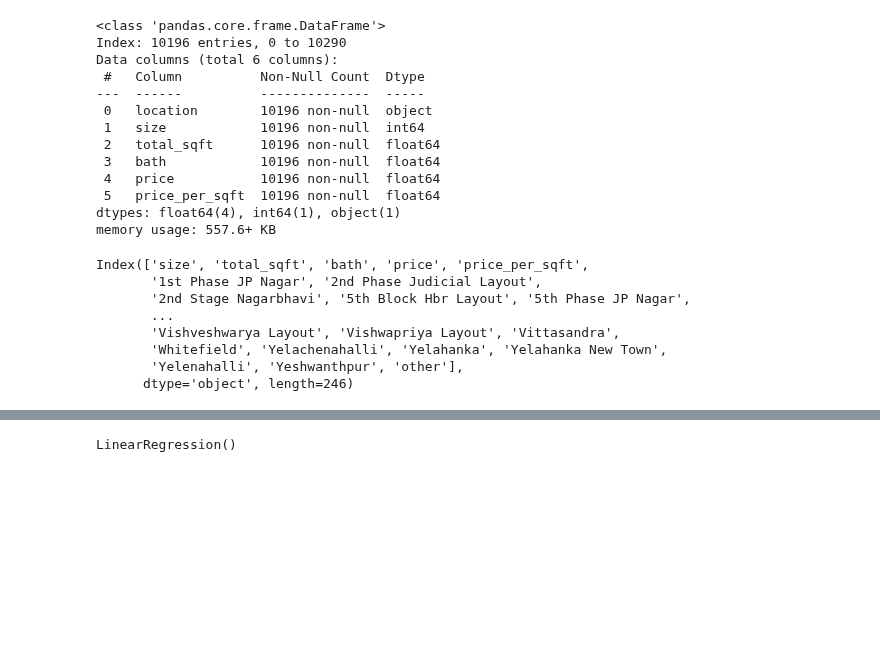
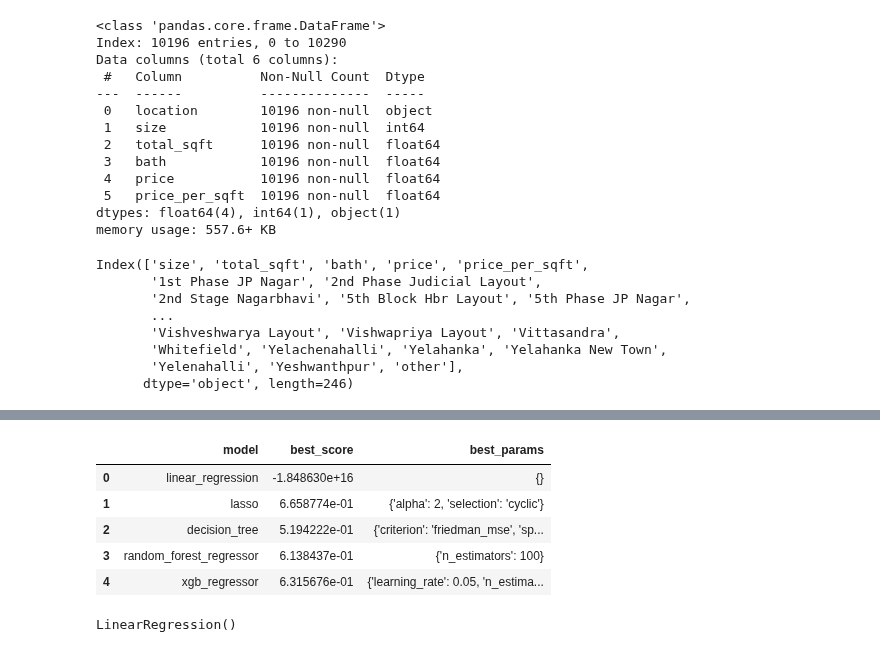
Before and after one commit to Anikeetgarg/ML-Practice-Repo, a Jupyter notebook: Bengluru_house_pred/Untitled.ipynb, the cells around one changed output, grey strips where cells are left out. Cells and saved outputs as stored; diff of their text form; code cells hidden in the pictures; blank space fills up the shorter version.

Commit message:
Used GridSearchCV for hyper parameter tuning and saved the model

```diff
--- a/Bengluru_house_pred/Untitled.ipynb
+++ b/Bengluru_house_pred/Untitled.ipynb
@@ -375,0 +346,29 @@ Parameters: { "n_est" } are not used.
+# %%
+import pandas as pd
+from sklearn.model_selection import GridSearchCV
+from sklearn.linear_model import LinearRegression, Lasso
+from sklearn.tree import DecisionTreeRegressor
+from sklearn.ensemble import RandomForestRegressor
+from xgboost import XGBRegressor
+
+# Define your algorithms and parameter grids
+algos = {
+    'linear_regression': {'model': LinearRegression(), 'params': {}},
+    'lasso': {'model': Lasso(), 'params': {'alpha': [1, 2], 'selection': ['cyclic', 'random']}},
+    'decision_tree': {'model': DecisionTreeRegressor(), 'params': {'criterion': ['mse', 'friedman_mse'], 'splitter': ['best', 'random']}},
+    'random_forest_regressor': {'model': RandomForestRegressor(), 'params': {'n_estimators': [100, 200, 300]}},
+    'xgb_regressor': {'model': XGBRegressor(), 'params': {'learning_rate': [0.05, 0.1], 'n_estimators': [500, 1000]}}
+}
+
+scores = []
+for algo_name, config in algos.items():
+    gs = GridSearchCV(config['model'], config['params'], cv=5, scoring='neg_mean_squared_error', return_train_score=False)
+    gs.fit(X, y)
+    scores.append({
+        'model': algo_name,
+        'best_score': gs.best_score_,
+        'best_params': gs.best_params_
+    })
+
+model_scores = pd.DataFrame(scores, columns=['model', 'best_score', 'best_params'])
+print(model_scores)
@@ -376,3 +408,12 @@ Parameters: { "n_est" } are not used.
+# %%
+model_scores
+# %% [output]
+|  | model | best_score | best_params |
+| 0 | linear_regression | -1.848630e+16 | {} |
+| 1 | lasso | 6.658774e-01 | {'alpha': 2, 'selection': 'cyclic'} |
+| 2 | decision_tree | 5.194222e-01 | {'criterion': 'friedman_mse', 'sp... |
+| 3 | random_forest_regressor | 6.138437e-01 | {'n_estimators': 100} |
+| 4 | xgb_regressor | 6.315676e-01 | {'learning_rate': 0.05, 'n_estima... |
 # %%
 model = LinearRegression()
 model.fit(X, y)
```
Also changed, not shown: parts of 4 cells of this notebook, 2 other files.
